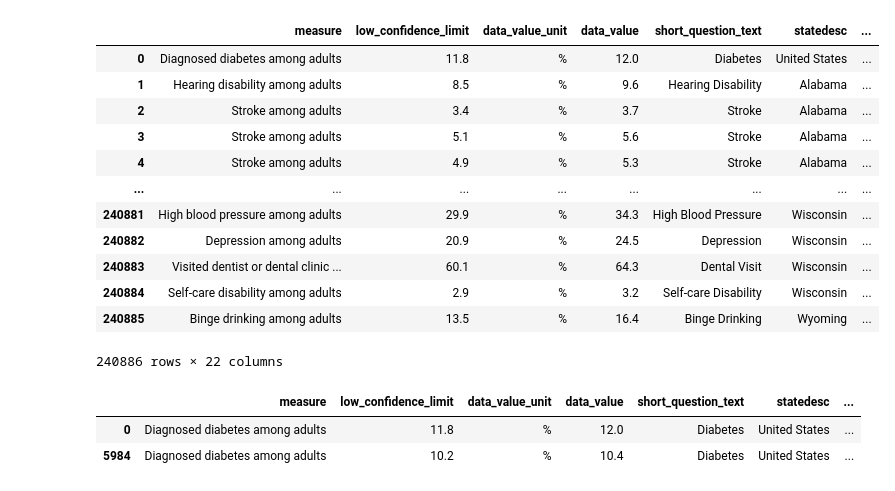
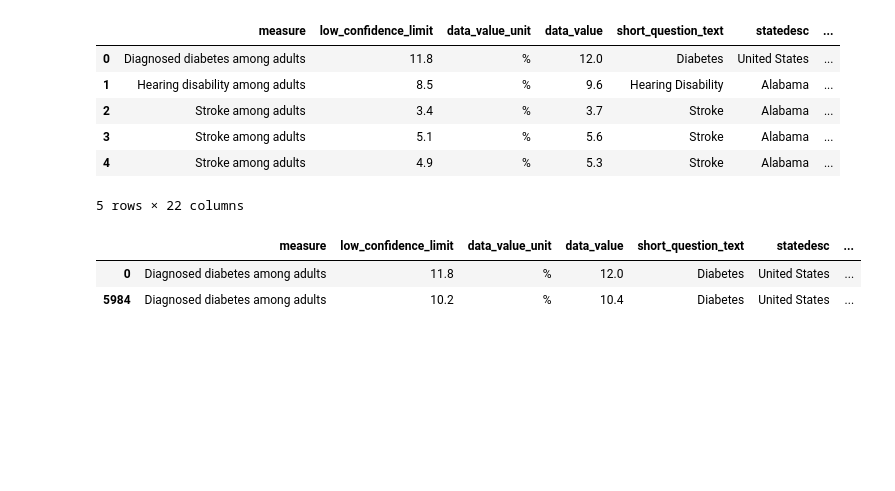
Before and after one commit to Lyduska/Better_Health, a Jupyter notebook: notebook/Better_health.ipynb, the cells around one changed output. Saved outputs shown, nothing was run; the diff lists cells and outputs as text; code cells hidden in the pictures; blank space fills up the shorter version.

```diff
--- a/notebook/Better_health.ipynb
+++ b/notebook/Better_health.ipynb
@@ -8,25 +8,19 @@ from folium.plugins import FastMarkerCluster
 # %%
 ##zipcodes = gpd.read_file('../data/zipcodes.geojson')
 #print(zipcodes.crs)
 ##zipcodes.head( )
 
 better_health = gpd.read_file('../data/Better_Health_Data_2024_release_20241202.geojson')
 ##print(better_health)
-better_health
+better_health.head()
 # %% [output]
 |  | measure | low_confidence_limit | data_value_unit | data_value | short_question_text | statedesc | ... |
 | 0 | Diagnosed diabetes among adults | 11.8 | % | 12.0 | Diabetes | United States | ... |
 | 1 | Hearing disability among adults | 8.5 | % | 9.6 | Hearing Disability | Alabama | ... |
 | 2 | Stroke among adults | 3.4 | % | 3.7 | Stroke | Alabama | ... |
 | 3 | Stroke among adults | 5.1 | % | 5.6 | Stroke | Alabama | ... |
 | 4 | Stroke among adults | 4.9 | % | 5.3 | Stroke | Alabama | ... |
-| ... | ... | ... | ... | ... | ... | ... | ... |
-| 240881 | High blood pressure among adults | 29.9 | % | 34.3 | High Blood Pressure | Wisconsin | ... |
-| 240882 | Depression among adults | 20.9 | % | 24.5 | Depression | Wisconsin | ... |
-| 240883 | Visited dentist or dental clinic ... | 60.1 | % | 64.3 | Dental Visit | Wisconsin | ... |
-| 240884 | Self-care disability among adults | 2.9 | % | 3.2 | Self-care Disability | Wisconsin | ... |
-| 240885 | Binge drinking among adults | 13.5 | % | 16.4 | Binge Drinking | Wyoming | ... |
-240886 rows × 22 columns
+5 rows × 22 columns
 # %%
 better_health.loc[(better_health.statedesc=='United States') & (better_health.short_question_text=='Diabetes')]
 # %% [output]
```
Also changed, not shown: parts of 85 cells of this notebook.
